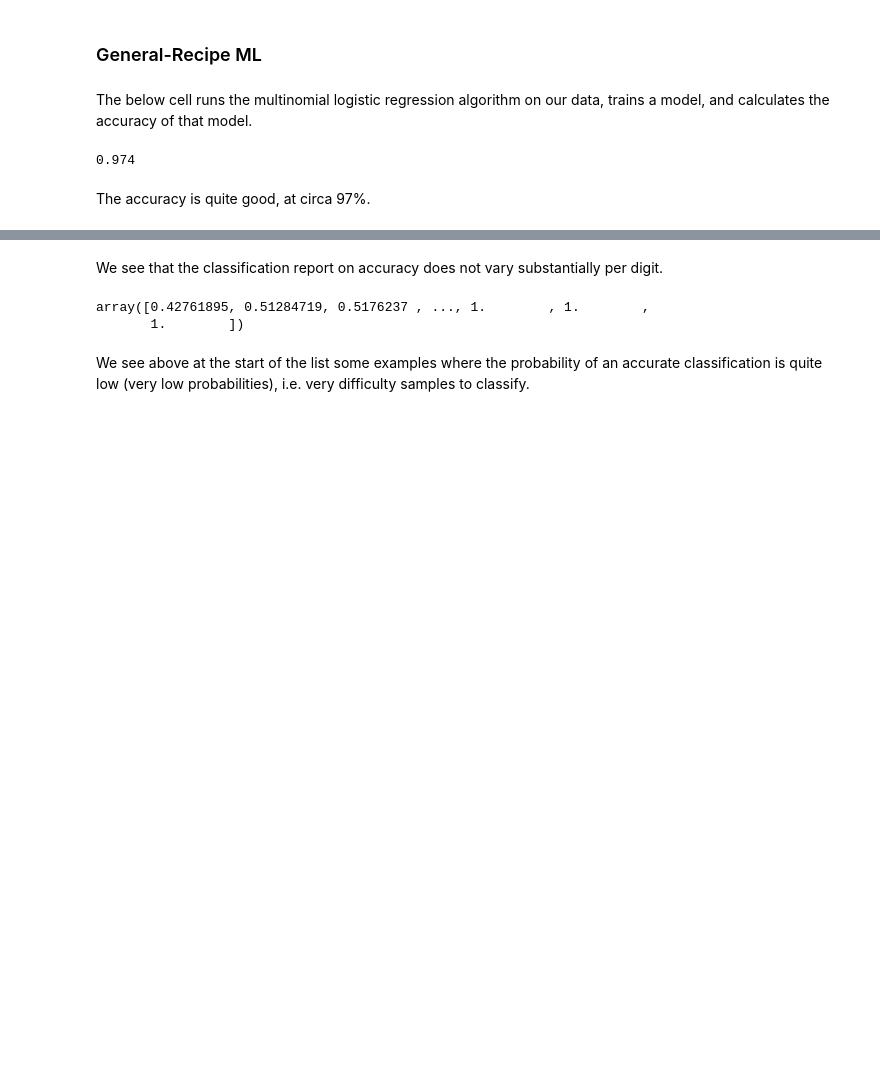
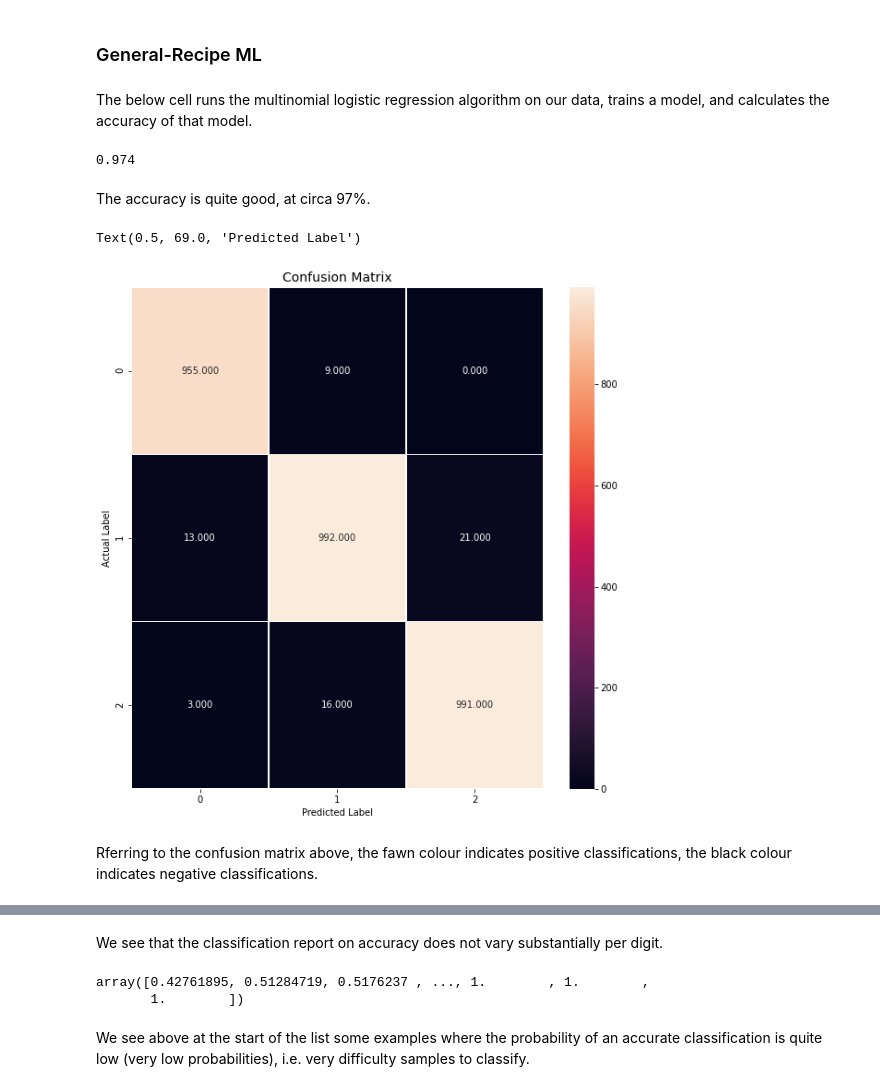
Before and after one commit to ET5003-Group1/ET5003, a Jupyter notebook: Etivity_1_Nigel_Portley_9022724.ipynb, the cells around one changed output, grey strips where cells are left out. Saved outputs shown, nothing was run; the diff lists cells and outputs as text; code cells hidden in the pictures; blank space fills up the shorter version.

```diff
--- a/Etivity_1_Nigel_Portley_9022724.ipynb
+++ b/Etivity_1_Nigel_Portley_9022724.ipynb
@@ -385,6 +388,19 @@ accuracy_score(y_pred_log, y_val)
 0.974
 # %% [markdown]
 The accuracy is quite good, at circa 97%.
+# %%
+# Confusion Matrix
+plt.figure(figsize=(10,10))
+plt.title('Confusion Matrix', fontsize=14)
+cm = metrics.confusion_matrix(y_val, y_pred_log)
+sns.heatmap(cm, annot=True, fmt=".3f", linewidths=.6)
+plt.ylabel('Actual Label')
+plt.xlabel('Predicted Label')
+# %% [output]
+Text(0.5, 69.0, 'Predicted Label')
+[figure, added]
+# %% [markdown]
+Rferring to the confusion matrix above, the fawn colour indicates positive classifications, the black colour indicates  negative classifications.
 # %%
 # Calculate precision, recall and F1-Score for our model for each digit
 # Kudos to Carlos Santiago for the idea
```
Also changed, not shown: parts of 17 cells of this notebook.
